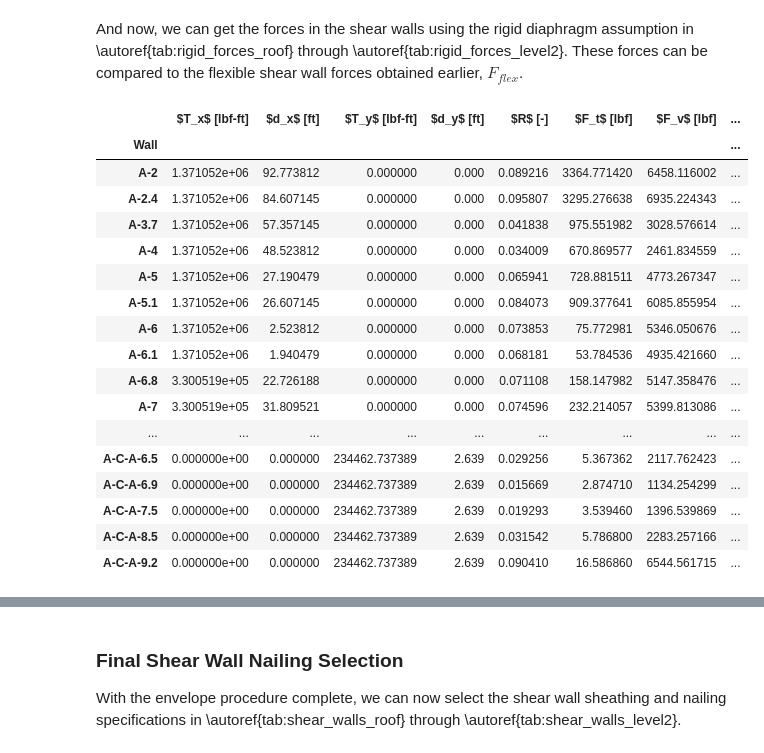
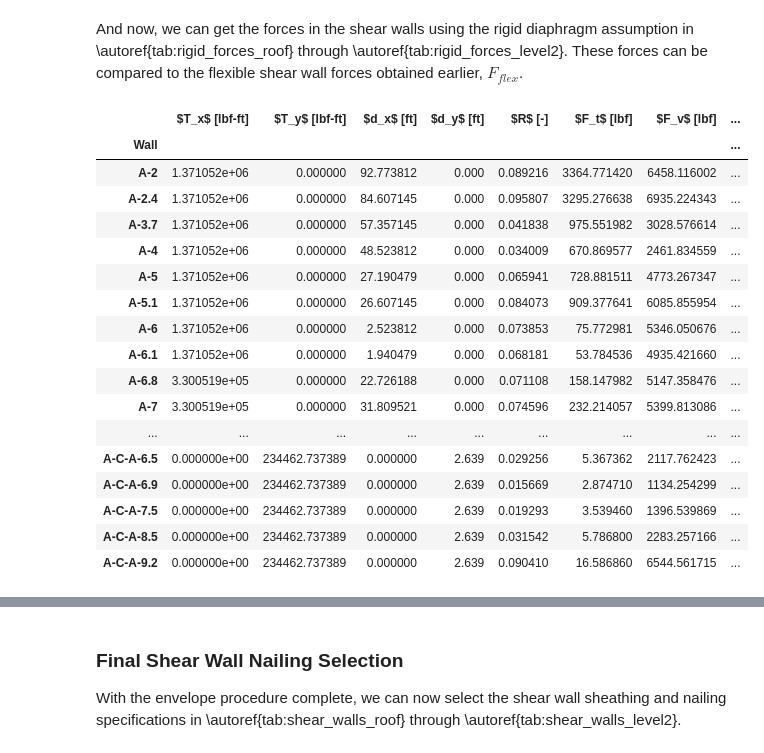
Before and after one commit to kpff-andy-sazima/Beaverton-Creek, a Jupyter notebook: building_a_seismic.ipynb, the cells around one changed output, grey strips where cells are left out. Cells and saved outputs as stored; diff of their text form; code cells hidden in the pictures.

```diff
--- a/building_a_seismic.ipynb
+++ b/building_a_seismic.ipynb
@@ -1937,14 +1942,14 @@ rigid["flexible shear force demand"] = flexible["cumulative shear demand"]
 # %%
 column_name_map = {
     "torque x": "$T_x$ [lbf-ft]",
+    "torque y": "$T_y$ [lbf-ft]",
     "dx": "$d_x$ [ft]",
-    "torque y": "$T_y$ [lbf-ft]",
     "dy": "$d_y$ [ft]",
     "relative wall stiffness": "$R$ [-]",
     "torsional shear force": "$F_t$ [lbf]",
     "direct shear force": "$F_v$ [lbf]",
     "shear force demand": "$F_{tot}$ [lbf]",
-    "flexible shear force demand": "$F_{flex} [lbf]",
+    "flexible shear force demand": "$F_{flex}$ [lbf]",
 }
 display_table(
     dataframe=rigid,
@@ -1956,48 +1961,48 @@ display_table(
     label="tab:rigid_forces_roof",
 )
 display_table(
     dataframe=rigid,
     column_names_filter_and_map=column_name_map,
     levels="Level 4",
     position_float="centering",
     formatter_functions=[lambda value: sig_figs(value, sig_figs=4)],
     caption="Shear wall forces with the rigid diaphragm assumption - Level 4",
     label="tab:rigid_forces_level4",
 )
 display_table(
     dataframe=rigid,
     column_names_filter_and_map=column_name_map,
     levels="Level 3",
     position_float="centering",
     formatter_functions=[lambda value: sig_figs(value, sig_figs=4)],
     caption="Shear wall forces with the rigid diaphragm assumption - Level 3",
     label="tab:rigid_forces_level3",
 )
 display_table(
     dataframe=rigid,
     column_names_filter_and_map=column_name_map,
     levels="Level 2",
     position_float="centering",
     formatter_functions=[lambda value: sig_figs(value, sig_figs=4)],
     caption="Shear wall forces with the rigid diaphragm assumption - Level 2",
     label="tab:rigid_forces_level2",
 )
 # %% [output]
-|  | $T_x$ [lbf-ft] | $d_x$ [ft] | $T_y$ [lbf-ft] | $d_y$ [ft] | $R$ [-] | $F_t$ [lbf] | $F_v$ [lbf] | ... |
+|  | $T_x$ [lbf-ft] | $T_y$ [lbf-ft] | $d_x$ [ft] | $d_y$ [ft] | $R$ [-] | $F_t$ [lbf] | $F_v$ [lbf] | ... |
 | Wall |  |  |  |  |  |  |  | ... |
-| A-2 | 1.371052e+06 | 92.773812 | 0.000000 | 0.000 | 0.089216 | 3364.771420 | 6458.116002 | ... |
-| A-2.4 | 1.371052e+06 | 84.607145 | 0.000000 | 0.000 | 0.095807 | 3295.276638 | 6935.224343 | ... |
-| A-3.7 | 1.371052e+06 | 57.357145 | 0.000000 | 0.000 | 0.041838 | 975.551982 | 3028.576614 | ... |
-| A-4 | 1.371052e+06 | 48.523812 | 0.000000 | 0.000 | 0.034009 | 670.869577 | 2461.834559 | ... |
-| A-5 | 1.371052e+06 | 27.190479 | 0.000000 | 0.000 | 0.065941 | 728.881511 | 4773.267347 | ... |
-| A-5.1 | 1.371052e+06 | 26.607145 | 0.000000 | 0.000 | 0.084073 | 909.377641 | 6085.855954 | ... |
-| A-6 | 1.371052e+06 | 2.523812 | 0.000000 | 0.000 | 0.073853 | 75.772981 | 5346.050676 | ... |
-| A-6.1 | 1.371052e+06 | 1.940479 | 0.000000 | 0.000 | 0.068181 | 53.784536 | 4935.421660 | ... |
-| A-6.8 | 3.300519e+05 | 22.726188 | 0.000000 | 0.000 | 0.071108 | 158.147982 | 5147.358476 | ... |
-| A-7 | 3.300519e+05 | 31.809521 | 0.000000 | 0.000 | 0.074596 | 232.214057 | 5399.813086 | ... |
+| A-2 | 1.371052e+06 | 0.000000 | 92.773812 | 0.000 | 0.089216 | 3364.771420 | 6458.116002 | ... |
+| A-2.4 | 1.371052e+06 | 0.000000 | 84.607145 | 0.000 | 0.095807 | 3295.276638 | 6935.224343 | ... |
+| A-3.7 | 1.371052e+06 | 0.000000 | 57.357145 | 0.000 | 0.041838 | 975.551982 | 3028.576614 | ... |
+| A-4 | 1.371052e+06 | 0.000000 | 48.523812 | 0.000 | 0.034009 | 670.869577 | 2461.834559 | ... |
+| A-5 | 1.371052e+06 | 0.000000 | 27.190479 | 0.000 | 0.065941 | 728.881511 | 4773.267347 | ... |
+| A-5.1 | 1.371052e+06 | 0.000000 | 26.607145 | 0.000 | 0.084073 | 909.377641 | 6085.855954 | ... |
+| A-6 | 1.371052e+06 | 0.000000 | 2.523812 | 0.000 | 0.073853 | 75.772981 | 5346.050676 | ... |
+| A-6.1 | 1.371052e+06 | 0.000000 | 1.940479 | 0.000 | 0.068181 | 53.784536 | 4935.421660 | ... |
+| A-6.8 | 3.300519e+05 | 0.000000 | 22.726188 | 0.000 | 0.071108 | 158.147982 | 5147.358476 | ... |
+| A-7 | 3.300519e+05 | 0.000000 | 31.809521 | 0.000 | 0.074596 | 232.214057 | 5399.813086 | ... |
 | ... | ... | ... | ... | ... | ... | ... | ... | ... |
-| A-C-A-6.5 | 0.000000e+00 | 0.000000 | 234462.737389 | 2.639 | 0.029256 | 5.367362 | 2117.762423 | ... |
-| A-C-A-6.9 | 0.000000e+00 | 0.000000 | 234462.737389 | 2.639 | 0.015669 | 2.874710 | 1134.254299 | ... |
-| A-C-A-7.5 | 0.000000e+00 | 0.000000 | 234462.737389 | 2.639 | 0.019293 | 3.539460 | 1396.539869 | ... |
-| A-C-A-8.5 | 0.000000e+00 | 0.000000 | 234462.737389 | 2.639 | 0.031542 | 5.786800 | 2283.257166 | ... |
-| A-C-A-9.2 | 0.000000e+00 | 0.000000 | 234462.737389 | 2.639 | 0.090410 | 16.586860 | 6544.561715 | ... |
+| A-C-A-6.5 | 0.000000e+00 | 234462.737389 | 0.000000 | 2.639 | 0.029256 | 5.367362 | 2117.762423 | ... |
+| A-C-A-6.9 | 0.000000e+00 | 234462.737389 | 0.000000 | 2.639 | 0.015669 | 2.874710 | 1134.254299 | ... |
+| A-C-A-7.5 | 0.000000e+00 | 234462.737389 | 0.000000 | 2.639 | 0.019293 | 3.539460 | 1396.539869 | ... |
+| A-C-A-8.5 | 0.000000e+00 | 234462.737389 | 0.000000 | 2.639 | 0.031542 | 5.786800 | 2283.257166 | ... |
+| A-C-A-9.2 | 0.000000e+00 | 234462.737389 | 0.000000 | 2.639 | 0.090410 | 16.586860 | 6544.561715 | ... |
```
Also changed, not shown: parts of 26 cells of this notebook.
